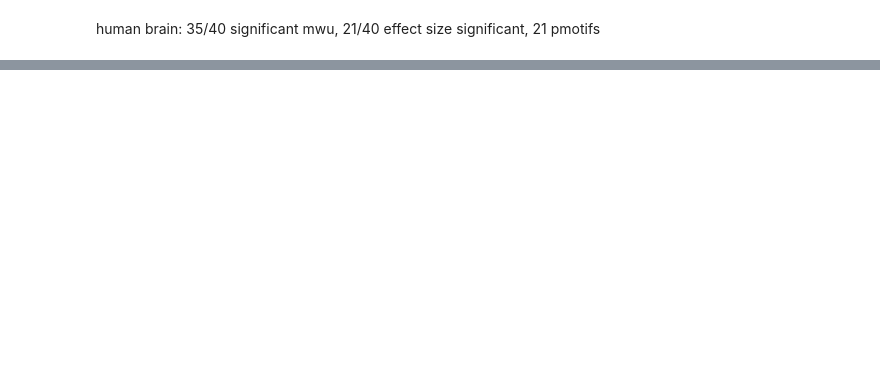
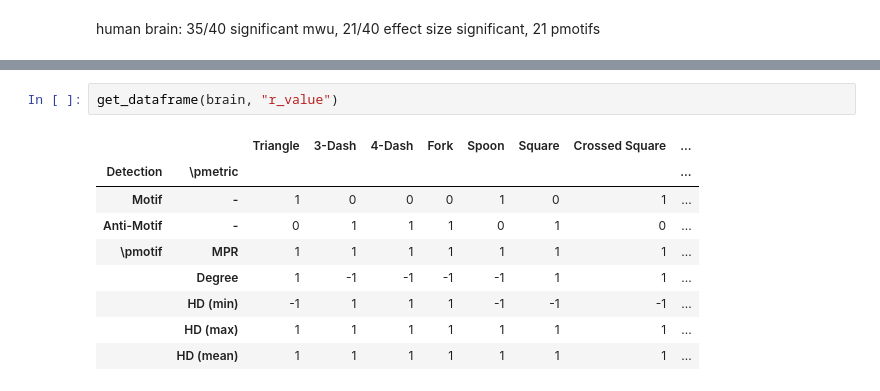
Before and after one commit to timgarrels/MA_analytics, a Jupyter notebook: notebooks/Analysis/Individual Graph Analysis.ipynb, the cells around one changed output, grey strips where cells are left out. Drawn from its saved outputs; the diff is of its cells as text; blank space fills up the shorter version.

```diff
--- a/notebooks/Analysis/Individual Graph Analysis.ipynb
+++ b/notebooks/Analysis/Individual Graph Analysis.ipynb
@@ -331,0 +361,12 @@ for gc in graphlet_classes_from_size(4):
+# %%
+get_dataframe(brain, "r_value")
+# %% [output]
+|  |  | Triangle | 3-Dash | 4-Dash | Fork | Spoon | Square | Crossed Square | ... |
+| Detection | \pmetric |  |  |  |  |  |  |  | ... |
+| Motif | - | 1 | 0 | 0 | 0 | 1 | 0 | 1 | ... |
+| Anti-Motif | - | 0 | 1 | 1 | 1 | 0 | 1 | 0 | ... |
+| \pmotif | MPR | 1 | 1 | 1 | 1 | 1 | 1 | 1 | ... |
+|  | Degree | 1 | -1 | -1 | -1 | -1 | 1 | 1 | ... |
+|  | HD (min) | -1 | 1 | 1 | 1 | -1 | -1 | -1 | ... |
+|  | HD (max) | 1 | 1 | 1 | 1 | 1 | 1 | 1 | ... |
+|  | HD (mean) | 1 | 1 | 1 | 1 | 1 | 1 | 1 | ... |
```
Also changed, not shown: parts of 11 cells of this notebook.
